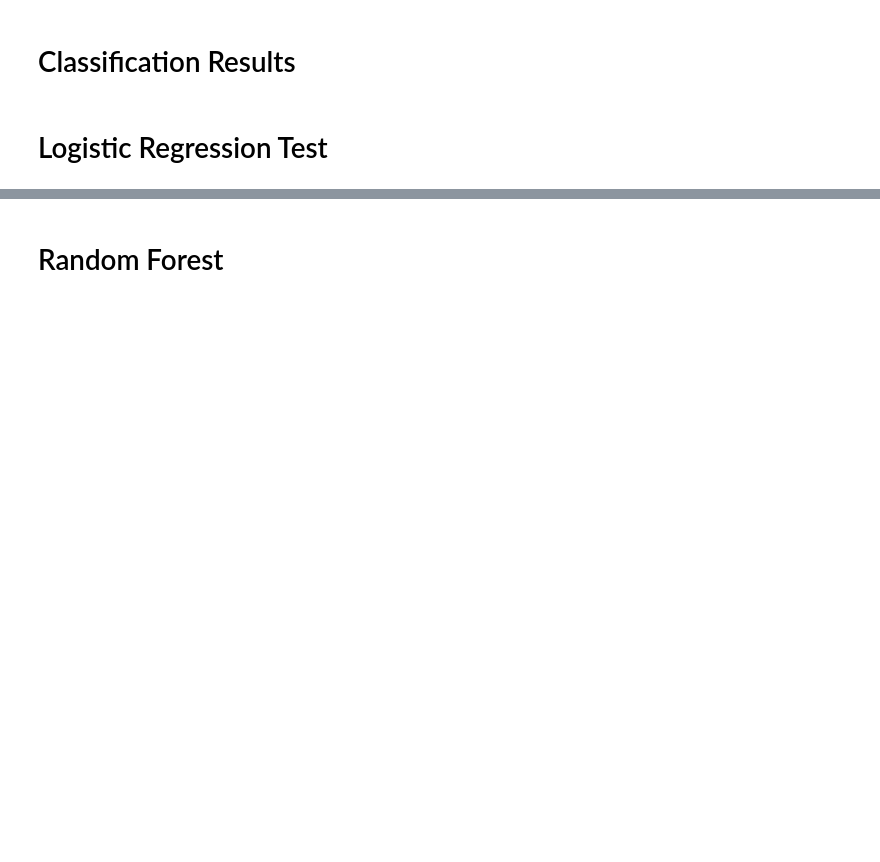
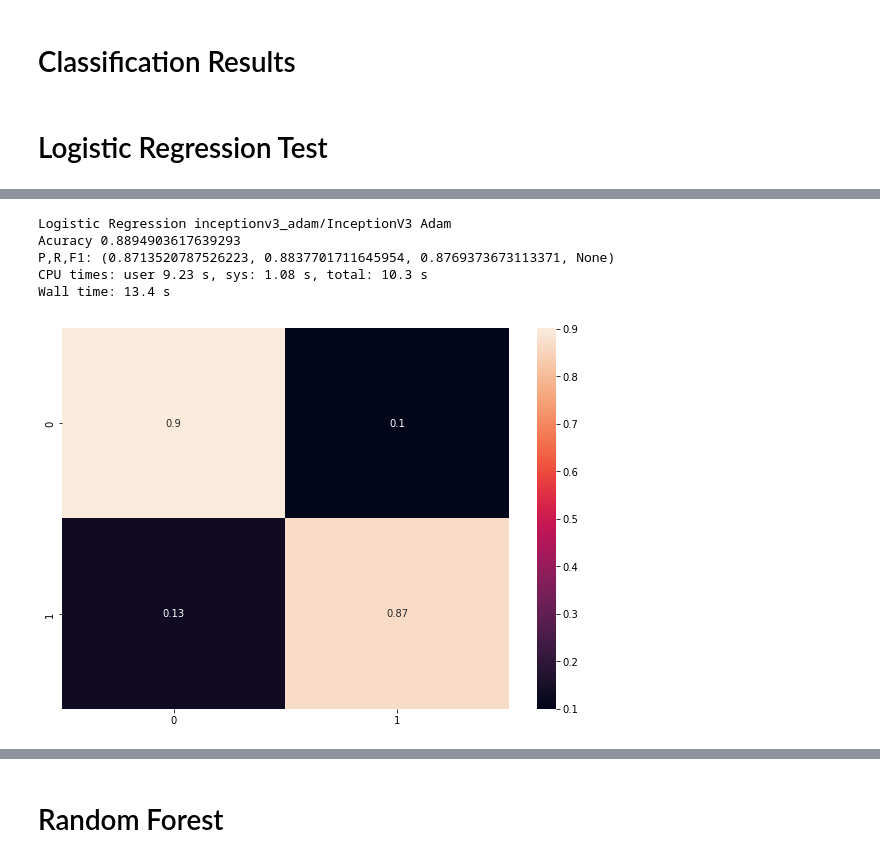
Before and after one commit to bioengsamar/Three-Different-Techniques-for-Signature-Verification, a Jupyter notebook: Signature_Detection_Using_ML/handwritten_signature_classification.ipynb, the cells around one changed output, grey strips where cells are left out. Cells and saved outputs as stored; diff of their text form; code cells hidden in the pictures; blank space fills up the shorter version.

```diff
--- a/Signature_Detection_Using_ML/handwritten_signature_classification.ipynb
+++ b/Signature_Detection_Using_ML/handwritten_signature_classification.ipynb
@@ -345,11 +354,15 @@ except:
 # %%
-try:
-    %%time
-    data = pd.read_csv('/content/drive/MyDrive/Image_forensics/final_project_image_forensics/Handwritten_Signature_Feature_Extraction/re_arranged_data/sign_data/data.csv')
-    X_data = data[['img1','img2']]
-    y_data = data[['target']]
-    X_train, X_test, y_train, y_test = train_test_split(X_data, y_data, test_size=0.33)
-    LogReg('inceptionv3_adam/InceptionV3','Adam', X_train, y_train, X_test, y_test)
-except:
-    pass
+%%time
+data = pd.read_csv('/content/drive/MyDrive/Image_forensics/final_project_image_forensics/Handwritten_Signature_Feature_Extraction/re_arranged_data/sign_data/data.csv')
+X_data = data[['img1','img2']]
+y_data = data[['target']]
+X_train, X_test, y_train, y_test = train_test_split(X_data, y_data, test_size=0.33)
+LogReg('inceptionv3_adam/InceptionV3','Adam', X_train, y_train, X_test, y_test)
+# %% [output]
+Logistic Regression inceptionv3_adam/InceptionV3 Adam
+Acuracy 0.8894903617639293
+P,R,F1: (0.8713520787526223, 0.8837701711645954, 0.8769373673113371, None)
+CPU times: user 9.23 s, sys: 1.08 s, total: 10.3 s
+Wall time: 13.4 s
+[figure, added]
 # %%
```
Also changed, not shown: parts of 4 cells of this notebook.
